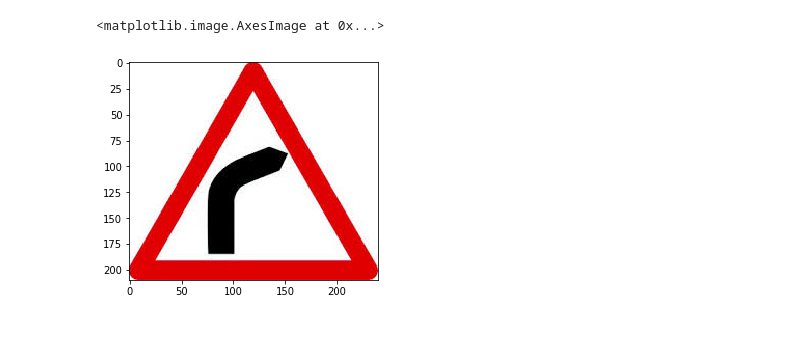
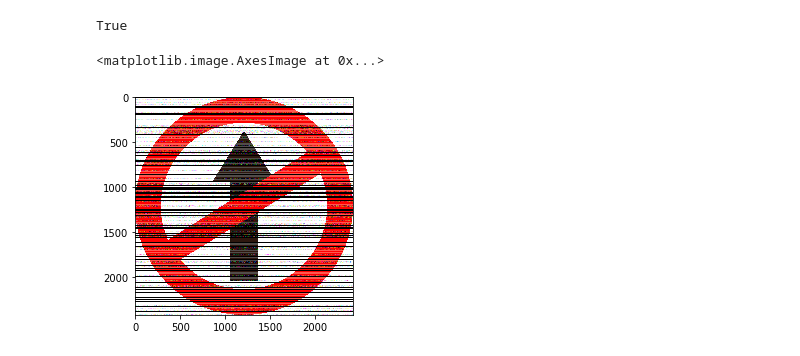
Before and after one commit to avinashsingh93/image_augmentation, a Jupyter notebook: augment_partial.ipynb, the cells around one changed output. Saved outputs shown, nothing was run; the diff lists cells and outputs as text; code cells hidden in the pictures.

```diff
--- a/augment_partial.ipynb
+++ b/augment_partial.ipynb
@@ -21,5 +10,21 @@ plt.imshow(cv2.cvtColor(augment_brightness_camera_images(image1), cv2.COLOR_BGR2
+# %%
+i_count=0
+path='dataset'
+images=cv2.imread('dataset/no_entry.jpg')
+# %%
+aug = iaa.OneOf([
+    iaa.Affine(rotate=45),
+    iaa.AdditiveGaussianNoise(scale=0.2*255),
+    iaa.Add(50, per_channel=True),
+    iaa.Sharpen(alpha=0.5)
+])
+images_aug=aug.augment_images(images)
+i_count+=1
+cv2.imwrite(os.path.join(path , 'waka' +str(i_count)+'.jpg'), images_aug)
+# %% [output]
+True
 # %%
-plt.imshow(cv2.cvtColor((image1), cv2.COLOR_BGR2RGB))
+ plt.imshow(cv2.cvtColor(images_aug, cv2.COLOR_BGR2RGB))
 # %% [output]
 <matplotlib.image.AxesImage at 0x...>
-[figure, old version]
+[figure, new version]
```
Also changed, not shown: parts of 25 cells of this notebook.
